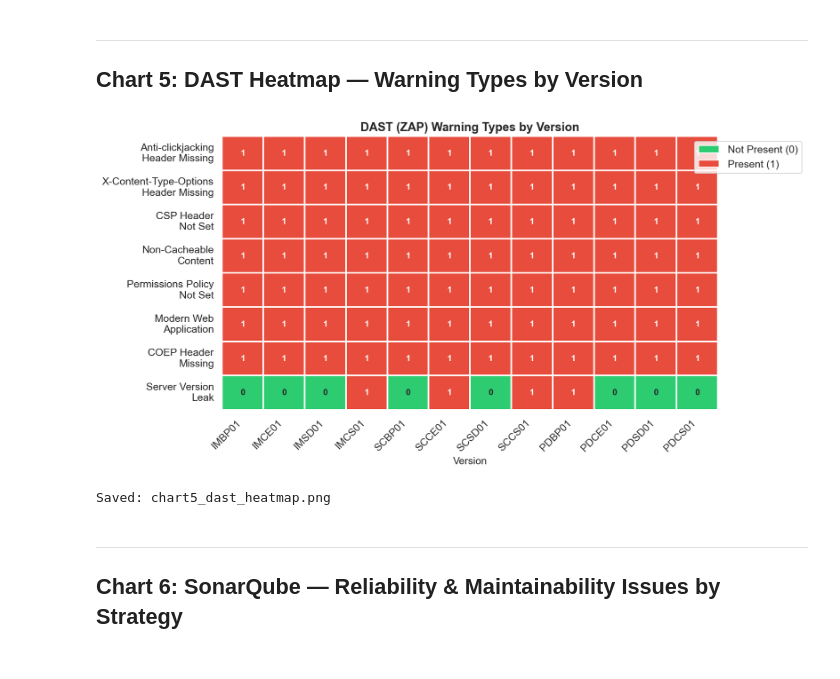
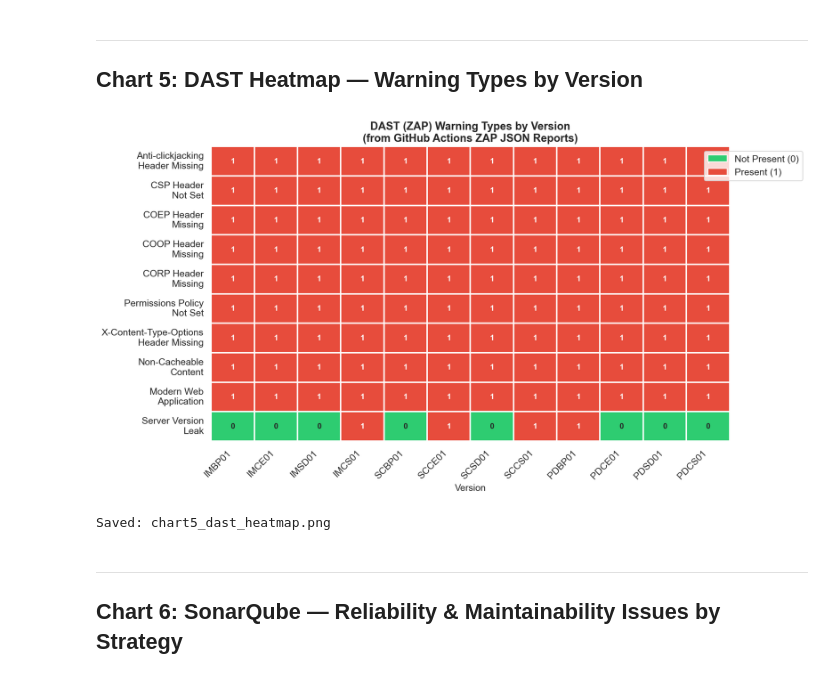
Before and after one commit to PhatchareePuangjai/chatGPT5, a Jupyter notebook: src/research_charts_executed.ipynb, the cells around one changed output. Cells and saved outputs as stored; diff of their text form; code cells hidden in the pictures.

```diff
--- a/src/research_charts_executed.ipynb
+++ b/src/research_charts_executed.ipynb
@@ -296,46 +296,50 @@ Saved: chart4_dast_by_strategy.png
 ## Chart 5: DAST Heatmap — Warning Types by Version
 # %%
 # ZAP Warning types per version (1 = present, 0 = not present)
+# From actual ZAP JSON reports downloaded from GitHub Actions run #23089748932
 warnings = [
     'Anti-clickjacking\nHeader Missing',
+    'CSP Header\nNot Set',
+    'COEP Header\nMissing',
+    'COOP Header\nMissing',
+    'CORP Header\nMissing',
+    'Permissions Policy\nNot Set',
     'X-Content-Type-Options\nHeader Missing',
-    'CSP Header\nNot Set',
     'Non-Cacheable\nContent',
-    'Permissions Policy\nNot Set',
     'Modern Web\nApplication',
-    'COEP Header\nMissing',
     'Server Version\nLeak',
 ]
 
 versions = df_dast['Version'].tolist()
 heatmap_data = []
 for _, row in df_dast.iterrows():
-    row_data = [1,1,1,1,1,1,1, row['Server_Leak']]
+    # All 12 versions have warnings 1-9, only some have Server Leak
+    row_data = [1,1,1,1,1,1,1,1,1, row['Server_Leak']]
     heatmap_data.append(row_data)
 
 df_heatmap = pd.DataFrame(heatmap_data, index=versions, columns=warnings)
 
-fig, ax = plt.subplots(figsize=(12, 6))
+fig, ax = plt.subplots(figsize=(13, 7))
 sns.heatmap(df_heatmap.T, annot=True, fmt='d', cmap=['#2ecc71','#e74c3c'],
             linewidths=1, linecolor='white', cbar=False, ax=ax,
             annot_kws={'fontsize': 10, 'fontweight': 'bold'})
 
 from matplotlib.patches import Patch
 legend_elements = [Patch(facecolor='#2ecc71', label='Not Present (0)'),
                    Patch(facecolor='#e74c3c', label='Present (1)')]
-ax.legend(handles=legend_elements, loc='upper right', bbox_to_anchor=(1.18, 1))
+ax.legend(handles=legend_elements, loc='upper right', bbox_to_anchor=(1.15, 1))
 
-ax.set_title('DAST (ZAP) Warning Types by Version', fontsize=14, fontweight='bold')
+ax.set_title('DAST (ZAP) Warning Types by Version\n(from GitHub Actions ZAP JSON Reports)', fontsize=14, fontweight='bold')
 ax.set_xlabel('Version', fontsize=12)
 ax.set_ylabel('')
 plt.xticks(rotation=45, ha='right')
 
 plt.tight_layout()
 plt.savefig('chart5_dast_heatmap.png', bbox_inches='tight')
 plt.show()
 print('Saved: chart5_dast_heatmap.png')
 # %% [output]
-[figure, old version]
+[figure, new version]
 Saved: chart5_dast_heatmap.png
 # %% [markdown]
 ---
```
Also changed, not shown: parts of 3 cells of this notebook, 9 other files.
